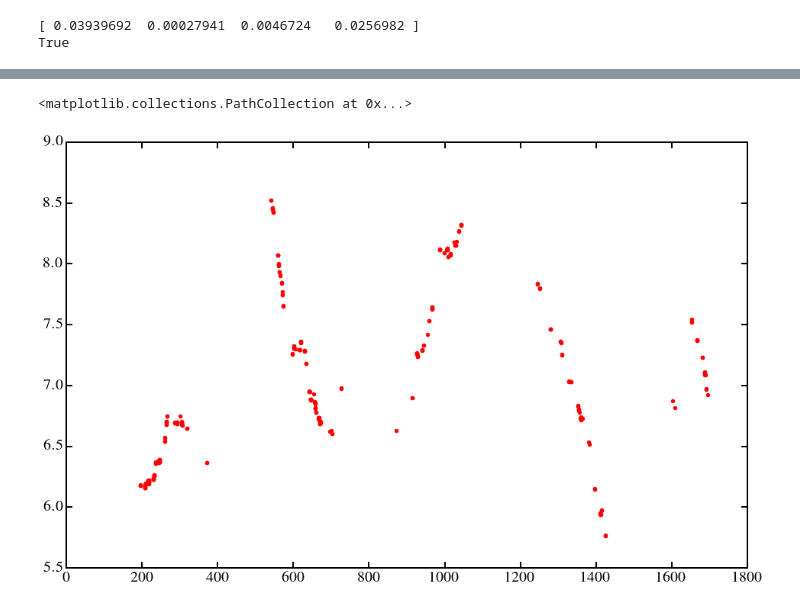
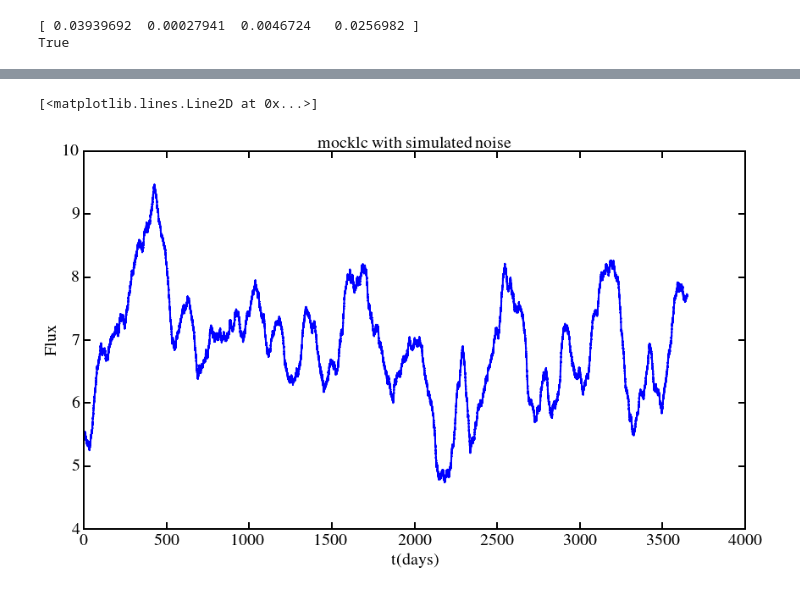
Before and after one commit to ywx649999311/lsst_cadence, a Jupyter notebook: kali.ipynb, the cells around one changed output, grey strips where cells are left out. Drawn from its saved outputs; the diff is of its cells as text; code cells hidden in the pictures.

```diff
--- a/kali.ipynb
+++ b/kali.ipynb
@@ -67,7 +36,0 @@ from kali.lc import externalLC
-# %%
-# simple plot to show the downsampled LC
-f = plt.figure(figsize=(16, 10))
-plt.scatter(new_t, new_x - np.mean(new_x) + np.mean(new_y), marker='o', color='r')
-# %% [output]
-<matplotlib.collections.PathCollection at 0x...>
-[figure, removed]
@@ -73,0 +50,12 @@ plt.scatter(new_t, new_x - np.mean(new_x) + np.mean(new_y), marker='o', color='r
+# %%
+# now plot the mock lc
+f = plt.figure(figsize=(14,8))
+plt.title('mocklc with simulated noise')
+plt.ylabel('Flux')
+plt.xlabel('t(days)')
+
+# t stores timestamp, y stores observed flux, x stores intrinsic flux
+plt.plot(LC.t, LC.x - np.mean(LC.x) + np.mean(LC.y))
+# %% [output]
+[<matplotlib.lines.Line2D at 0x...>]
+[figure, added]
```
Also changed, not shown: parts of 15 cells of this notebook, 2 other files.
